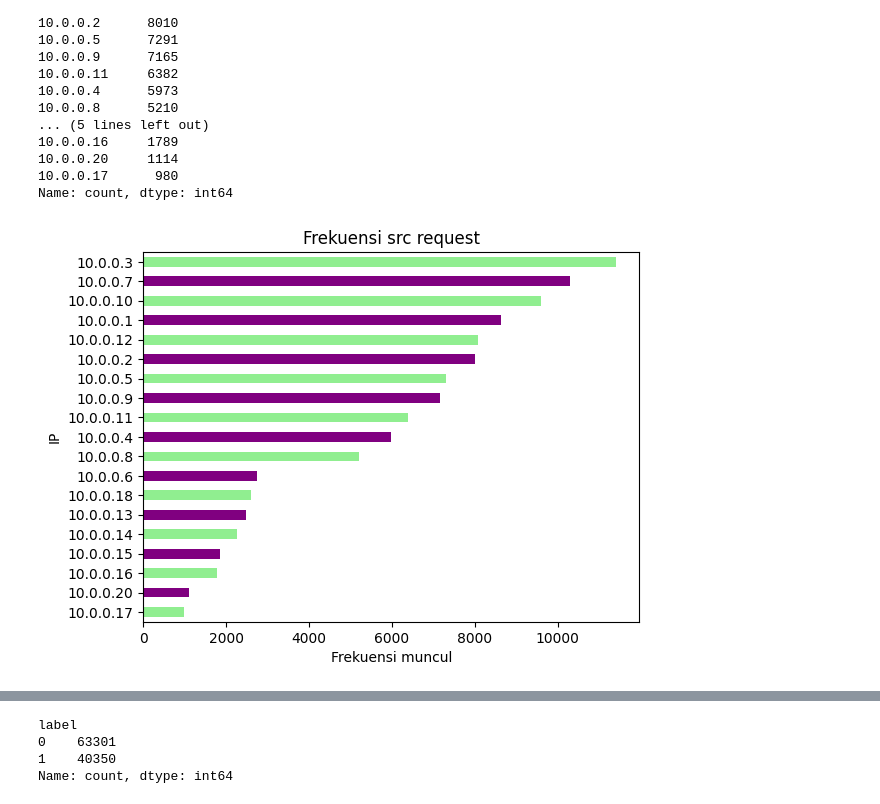
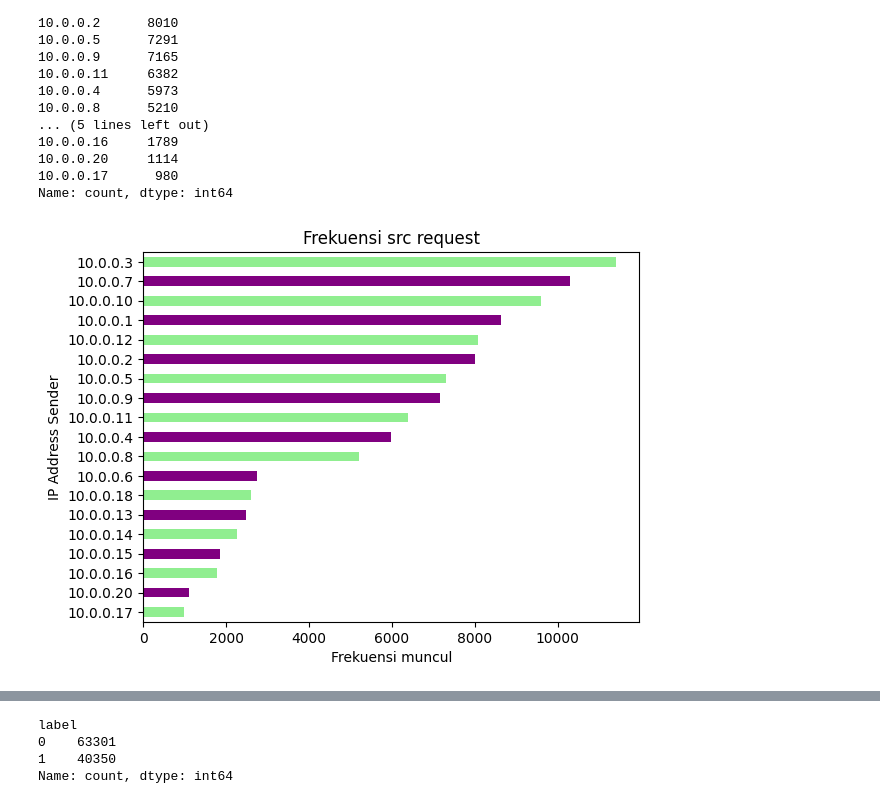
Before and after one commit to andiubaid09/Exploratory-Data-Analysis, a Jupyter notebook: Network Flow IoT/eda_network-flow.ipynb, the cells around one changed output, grey strips where cells are left out. Drawn from its saved outputs; the diff is of its cells as text; code cells hidden in the pictures.

```diff
--- a/Network Flow IoT/eda_network-flow.ipynb
+++ b/Network Flow IoT/eda_network-flow.ipynb
@@ -166,13 +168,13 @@ Name: count, dtype: int64
 # %%
 import matplotlib.pyplot as plt
 import seaborn as sns
 
 df['src'].value_counts(ascending=True).plot.barh(
     color=['lightgreen', 'purple']
 )
 plt.title('Frekuensi src request')
 plt.xlabel('Frekuensi muncul')
-plt.ylabel('IP')
+plt.ylabel('IP Address Sender')
 plt.show()
 # %% [output]
-[figure, old version]
+[figure, new version]
```
Also changed, not shown: parts of 6 cells of this notebook.
